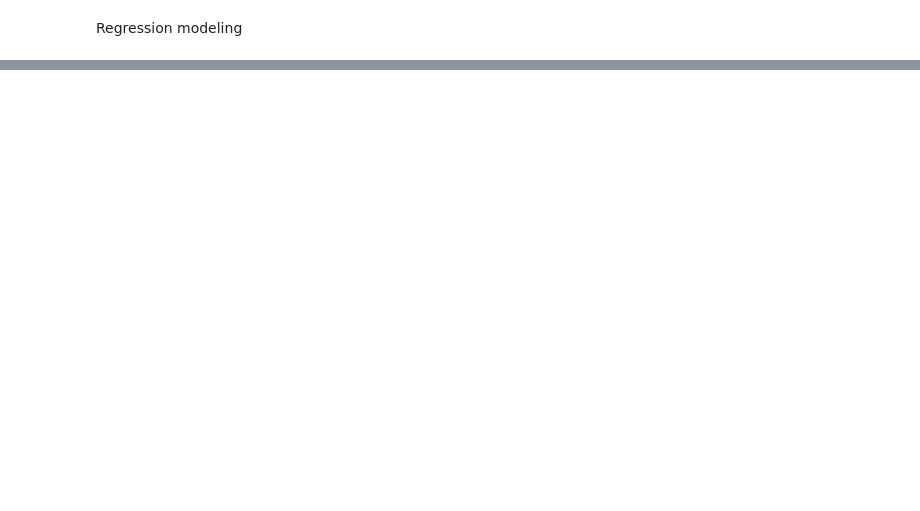
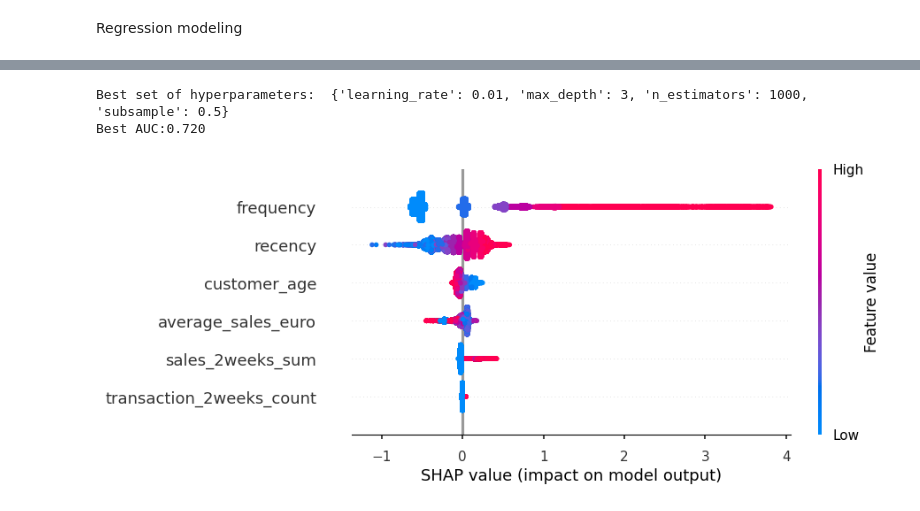
Before and after one commit to kennedyopokuasare/ResqCLV, a Jupyter notebook: customer-lifetime-value-analysis.ipynb, the cells around one changed output, grey strips where cells are left out. Cells and saved outputs as stored; diff of their text form; code cells hidden in the pictures; blank space fills up the shorter version.

Commit message:
Initial Machine Learning modeling completed

```diff
--- a/customer-lifetime-value-analysis.ipynb
+++ b/customer-lifetime-value-analysis.ipynb
@@ -694,0 +728,20 @@ Regression modeling
+# %%
+regressor = XGBRegressor()
+param_grid = {
+    "max_depth": [3, 5, 7],
+    "learning_rate": [0.1, 0.01, 0.001],
+    "subsample": [0.5, 0.7, 1],
+    "n_estimators": [50, 100, 1000],
+}
+
+grid_search_reg = GridSearchCV(
+    estimator=regressor,
+    param_grid=param_grid,
+    cv=KFold(n_splits=10),
+    scoring="neg_mean_absolute_error",
+)
+
+grid_search_reg.fit(X=features, y=reg_target)
+# Print the best set of hyperparameters and the corresponding score
+print("Best set of hyperparameters: ", grid_search_reg.best_params_)
+print(f"Best Mean MAE:{np.absolute(grid_search_reg.best_score_):.3f}")
@@ -694,0 +765,17 @@ Regression modeling
+# %%
+classifier = XGBClassifier()
+
+grid_search_cls = GridSearchCV(
+    estimator=classifier,
+    param_grid=param_grid,
+    cv=KFold(n_splits=10),
+    scoring="roc_auc",
+)
+
+grid_search_cls.fit(X=features, y=class_target)
+# Print the best set of hyperparameters and the corresponding score
+print("Best set of hyperparameters: ", grid_search_cls.best_params_)
+print(f"Best AUC:{np.absolute(grid_search_cls.best_score_)*100:.2f}")
+# %% [output]
+Best set of hyperparameters:  {'learning_rate': 0.01, 'max_depth': 3, 'n_estimators': 1000, 'subsample': 0.5}
+Best AUC:0.720
@@ -694,0 +785,7 @@ Regression modeling
+# %%
+explainer_cls = shap.TreeExplainer(grid_search_cls.best_estimator_)
+explanation_cls = explainer_cls(features)
+shap_values_cls = explanation_cls.values
+shap.plots.beeswarm(explanation_cls)
+# %% [output]
+[figure, added]
```
Also changed, not shown: parts of 27 cells of this notebook, 1 other file.
